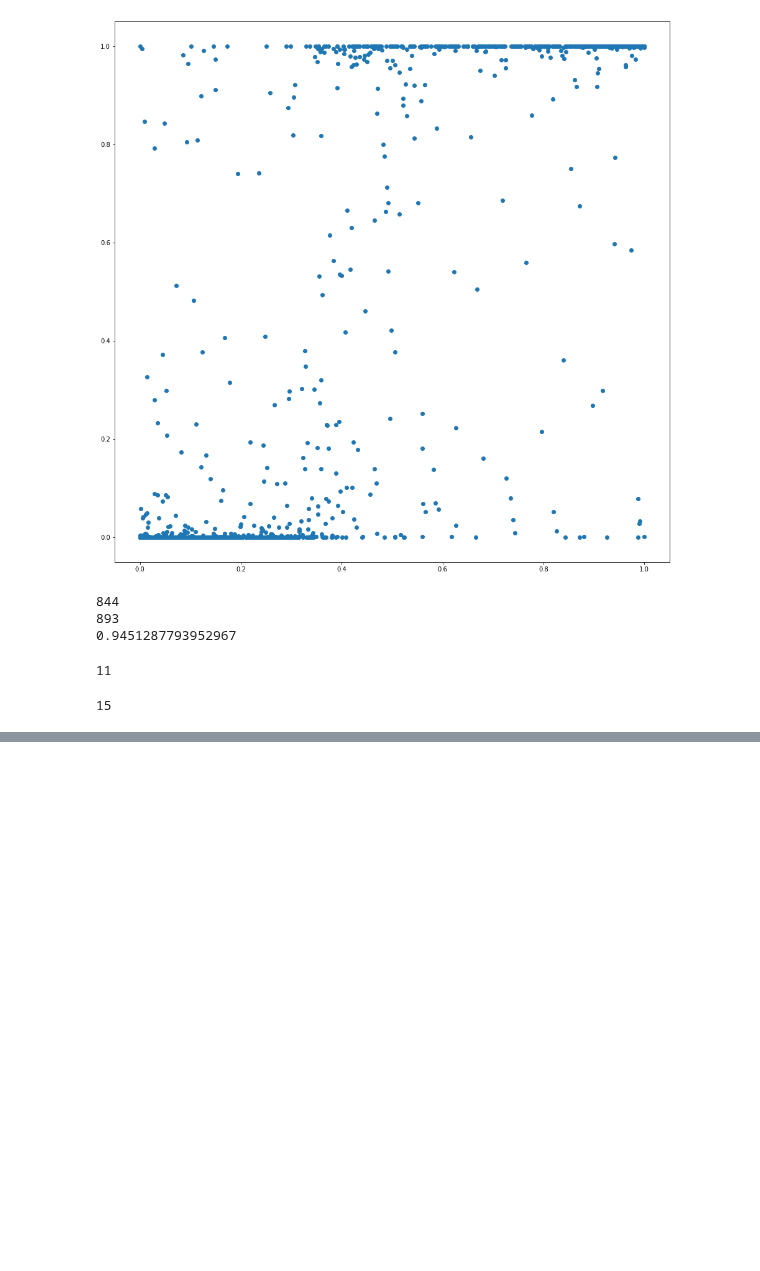
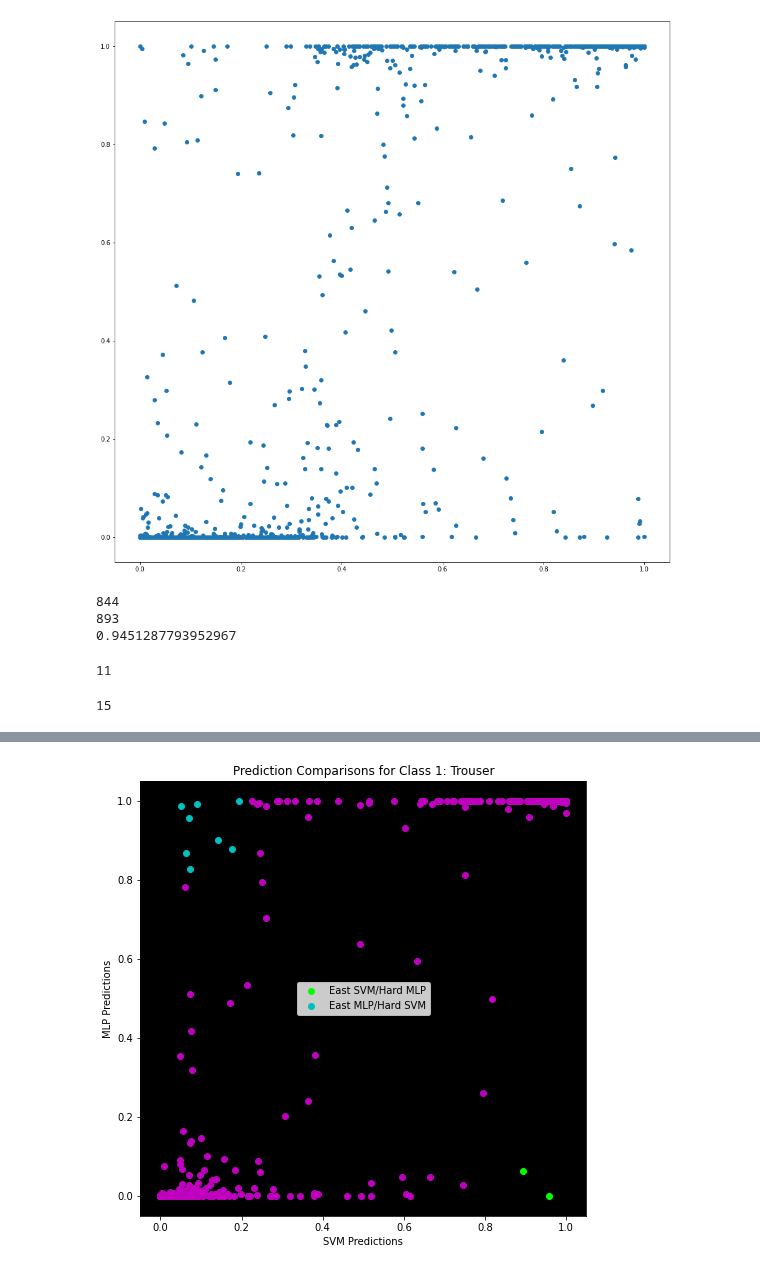
Before and after one commit to jasonmrimer/cse590-machine-learning, a Jupyter notebook: homework4/comparison.ipynb, the cells around one changed output, grey strips where cells are left out. Saved outputs shown, nothing was run; the diff lists cells and outputs as text; code cells hidden in the pictures; blank space fills up the shorter version.

```diff
--- a/homework4/comparison.ipynb
+++ b/homework4/comparison.ipynb
@@ -234,0 +220,8 @@ plot_easy_hard(
+# %%
+separate_and_graph_prediction_comparison(
+    'Class 1: Trouser',
+    pred_proba_class_svm=pred_proba_class_1_svm,
+    pred_proba_class_mlp=pred_proba_class_1_mlp
+)
+# %% [output]
+[figure, added]
```
Also changed, not shown: parts of 12 cells of this notebook.
